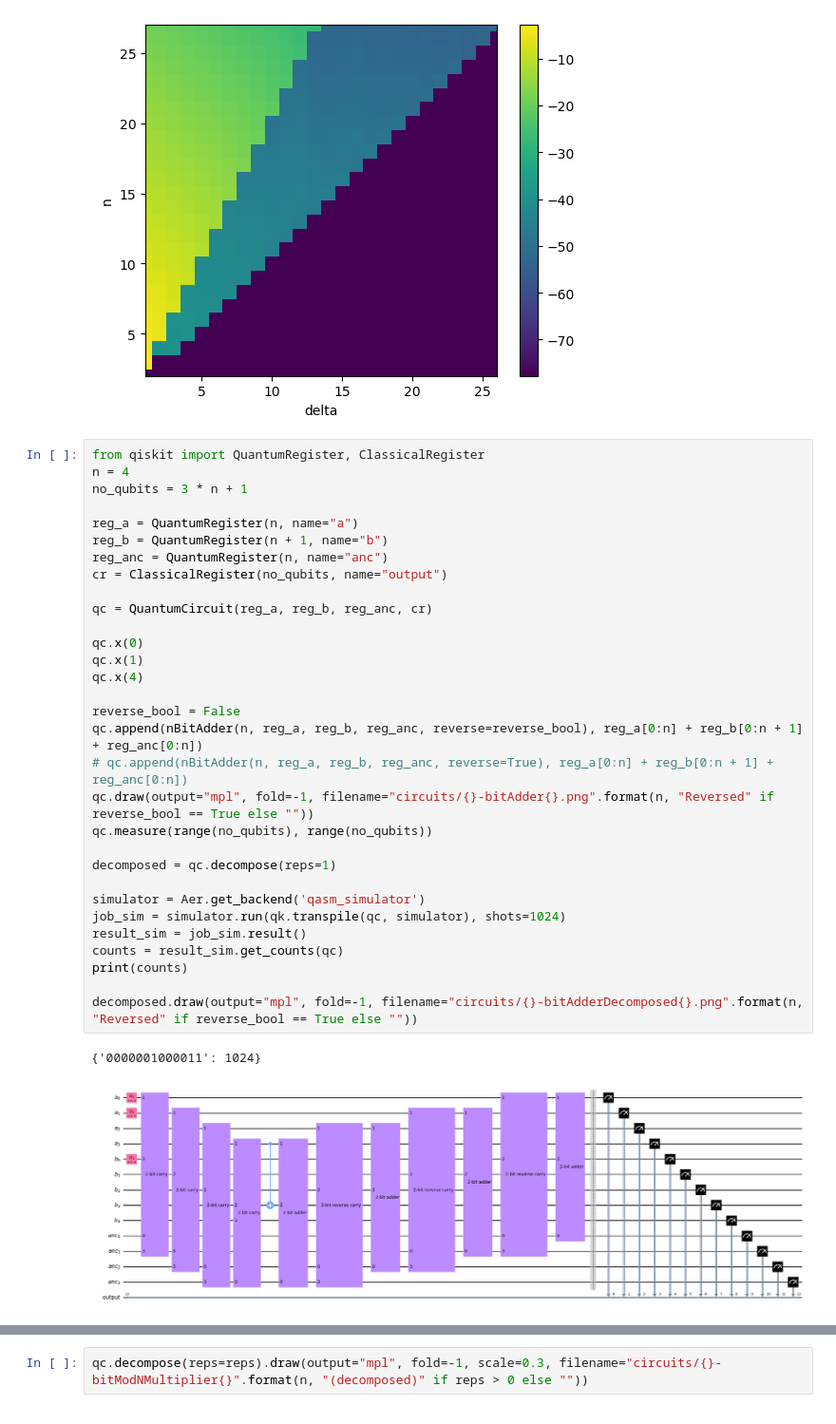
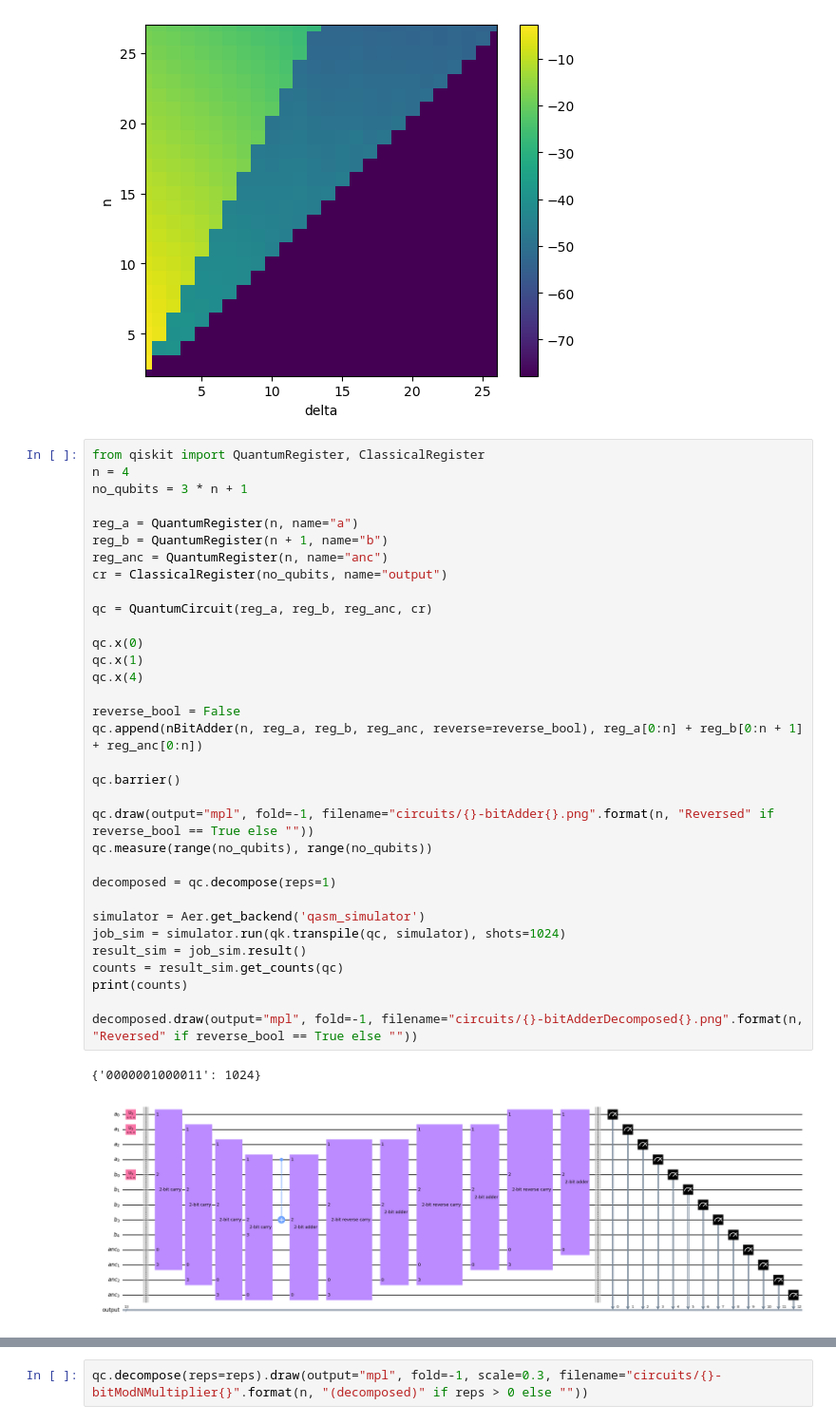
Before and after one commit to JuliuszSyrewicz/quantumFactorization, a Jupyter notebook: QFT.ipynb, the cells around one changed output, grey strips where cells are left out. Shown at 95% size. Drawn from its saved outputs; the diff is of its cells as text.

```diff
--- a/QFT.ipynb
+++ b/QFT.ipynb
@@ -80,35 +83,37 @@ from qiskit import QuantumRegister, ClassicalRegister
 n = 4
 no_qubits = 3 * n + 1
 
 reg_a = QuantumRegister(n, name="a")
 reg_b = QuantumRegister(n + 1, name="b")
 reg_anc = QuantumRegister(n, name="anc")
 cr = ClassicalRegister(no_qubits, name="output")
 
 qc = QuantumCircuit(reg_a, reg_b, reg_anc, cr)
 
 qc.x(0)
 qc.x(1)
 qc.x(4)
 
 reverse_bool = False
 qc.append(nBitAdder(n, reg_a, reg_b, reg_anc, reverse=reverse_bool), reg_a[0:n] + reg_b[0:n + 1] + reg_anc[0:n])
-# qc.append(nBitAdder(n, reg_a, reg_b, reg_anc, reverse=True), reg_a[0:n] + reg_b[0:n + 1] + reg_anc[0:n])
+
+qc.barrier()
+
 qc.draw(output="mpl", fold=-1, filename="circuits/{}-bitAdder{}.png".format(n, "Reversed" if reverse_bool == True else ""))
 qc.measure(range(no_qubits), range(no_qubits))
 
 decomposed = qc.decompose(reps=1)
 
 simulator = Aer.get_backend('qasm_simulator')
 job_sim = simulator.run(qk.transpile(qc, simulator), shots=1024)
 result_sim = job_sim.result()
 counts = result_sim.get_counts(qc)
 print(counts)
 
 decomposed.draw(output="mpl", fold=-1, filename="circuits/{}-bitAdderDecomposed{}.png".format(n, "Reversed" if reverse_bool == True else ""))
 # %% [output]
 {'0000001000011': 1024}
-[figure, old version]
+[figure, new version]
 # %%
 # n-bit adder modulo x
 n = 4
```
Also changed, not shown: parts of 7 cells of this notebook, 1 other file.
